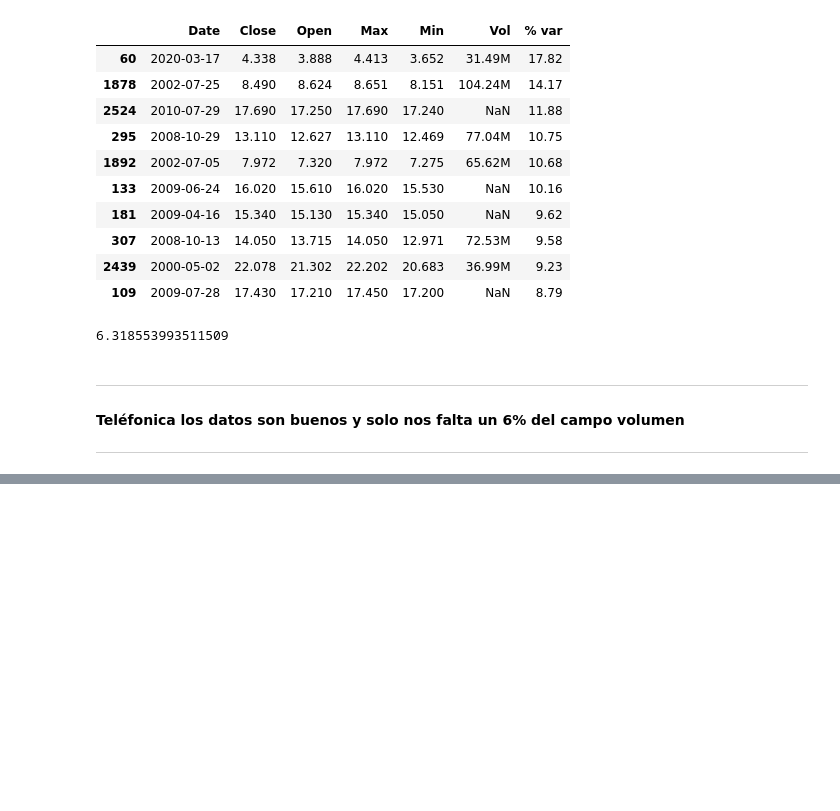
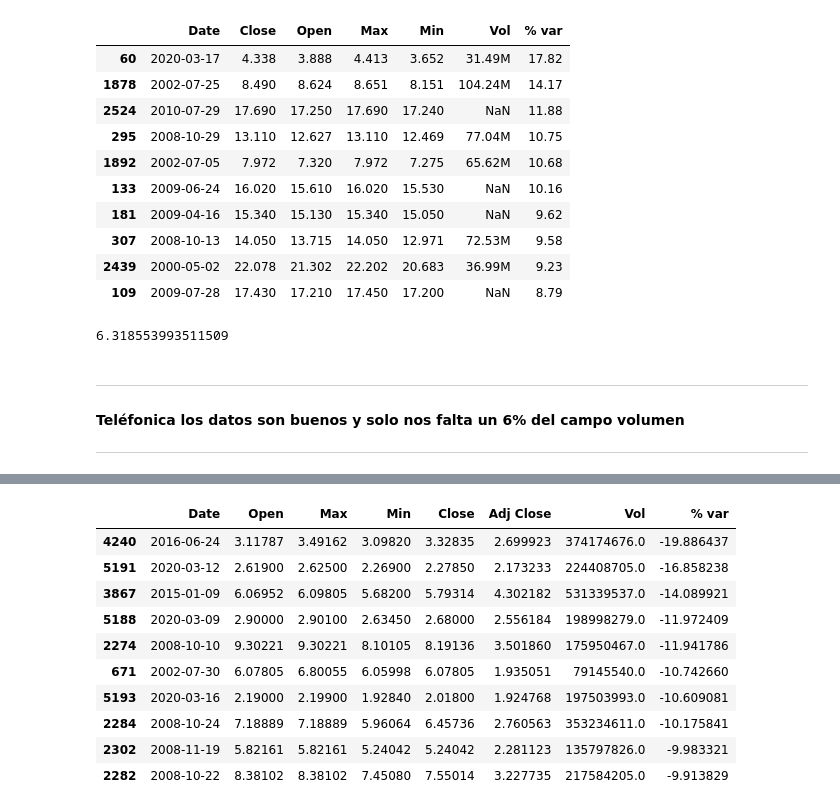
Before and after one commit to alfongoma/TFM, a Jupyter notebook: history_data.ipynb, the cells around one changed output, grey strips where cells are left out. Saved outputs shown, nothing was run; the diff lists cells and outputs as text; code cells hidden in the pictures; blank space fills up the shorter version.

```diff
--- a/history_data.ipynb
+++ b/history_data.ipynb
@@ -239,0 +327,14 @@ df_stock.sort_values(by=['% var'],ascending=False).head(10)
+# %%
+df_yahoo_san.sort_values(by=['% var'],ascending=True).head(10)
+# %% [output]
+|  | Date | Open | Max | Min | Close | Adj Close | Vol | % var |
+| 4240 | 2016-06-24 | 3.11787 | 3.49162 | 3.09820 | 3.32835 | 2.699923 | 374174676.0 | -19.886437 |
+| 5191 | 2020-03-12 | 2.61900 | 2.62500 | 2.26900 | 2.27850 | 2.173233 | 224408705.0 | -16.858238 |
+| 3867 | 2015-01-09 | 6.06952 | 6.09805 | 5.68200 | 5.79314 | 4.302182 | 531339537.0 | -14.089921 |
+| 5188 | 2020-03-09 | 2.90000 | 2.90100 | 2.63450 | 2.68000 | 2.556184 | 198998279.0 | -11.972409 |
+| 2274 | 2008-10-10 | 9.30221 | 9.30221 | 8.10105 | 8.19136 | 3.501860 | 175950467.0 | -11.941786 |
+| 671 | 2002-07-30 | 6.07805 | 6.80055 | 6.05998 | 6.07805 | 1.935051 | 79145540.0 | -10.742660 |
+| 5193 | 2020-03-16 | 2.19000 | 2.19900 | 1.92840 | 2.01800 | 1.924768 | 197503993.0 | -10.609081 |
+| 2284 | 2008-10-24 | 7.18889 | 7.18889 | 5.96064 | 6.45736 | 2.760563 | 353234611.0 | -10.175841 |
+| 2302 | 2008-11-19 | 5.82161 | 5.82161 | 5.24042 | 5.24042 | 2.281123 | 135797826.0 | -9.983321 |
+| 2282 | 2008-10-22 | 8.38102 | 8.38102 | 7.45080 | 7.55014 | 3.227735 | 217584205.0 | -9.913829 |
```
Also changed, not shown: parts of 18 cells of this notebook, 35 other files.
